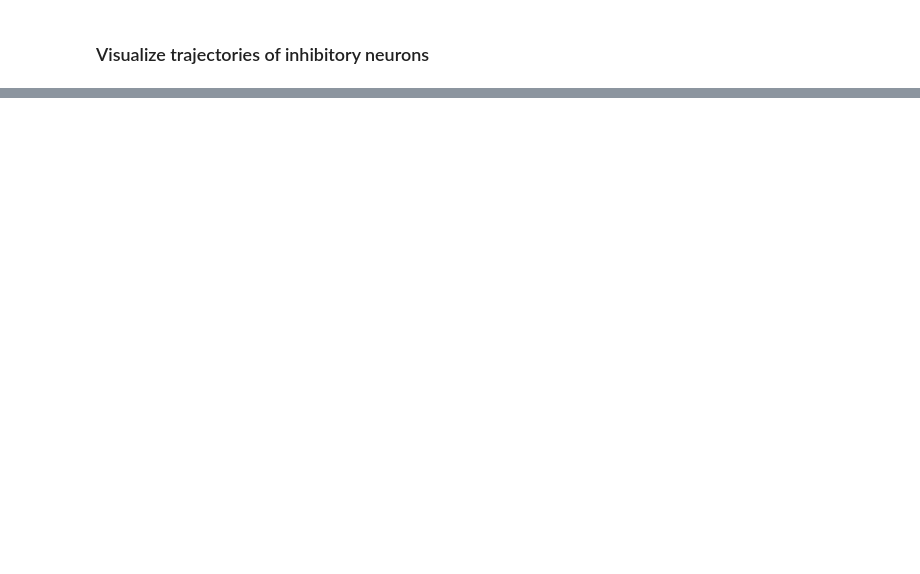
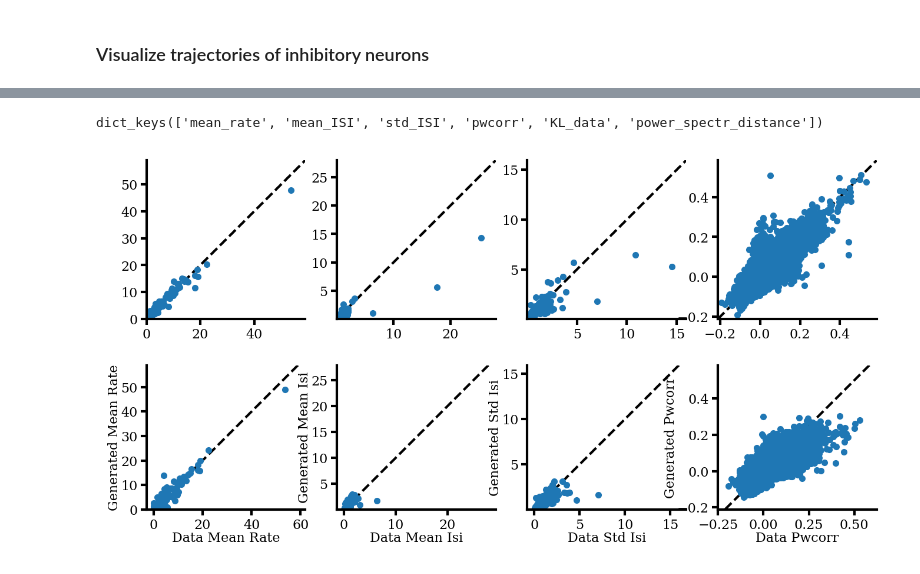
Before and after one commit to Matthijspals/mnm, a Jupyter notebook: generate_figures/plot_single_model.ipynb, the cells around one changed output, grey strips where cells are left out. Saved outputs shown, nothing was run; the diff lists cells and outputs as text; code cells hidden in the pictures; blank space fills up the shorter version.

```diff
--- a/generate_figures/plot_single_model.ipynb
+++ b/generate_figures/plot_single_model.ipynb
@@ -448,0 +457,2 @@ plot_traces(torch.poisson(trajs).mean(dim=(0,3)), airpuff_trial_avgs)
+# %%
+device = vae.rnn.transition.m.device
@@ -448,0 +495,16 @@ plot_traces(torch.poisson(trajs).mean(dim=(0,3)), airpuff_trial_avgs)
+# %%
+data_dict,data_raw = eval_spikestats(
+                            x_test=x_test_baseline,
+                            vae=vae,
+                            s_test=s_test_baseline,
+                            u_test=stim_arr_test_baseline,
+                            initial_state="posterior_sample",
+                            verbose=True,
+                            num_samples=num_samples,
+                            min_data_points_isi = 5,
+                            return_raw_data=True,
+                            dt=0.05,
+                            smooth_spikes_KL=True,
+                            smooth_sigma_KL=5,
+                            pse_smooth=20,
+                            pse_freq_cutoff=200)
@@ -448,0 +526,37 @@ plot_traces(torch.poisson(trajs).mean(dim=(0,3)), airpuff_trial_avgs)
+# %%
+data_raw.keys()
+# %% [output]
+dict_keys(['mean_rate', 'mean_ISI', 'std_ISI', 'pwcorr', 'KL_data', 'power_spectr_distance'])
+# %%
+titles = ["mean_rate", "mean_ISI", "std_ISI", "pwcorr"]
+fig, ax = plt.subplots(2,4, figsize=(8,4), dpi=200, sharex=False, sharey="col")
+for i, stat in enumerate(titles):
+
+    ax[0,i].scatter(data_raw_data[stat][0][0], data_raw_data[stat][0][1])
+    ax[1,i].set_xlabel("Data " + stat.replace("_", " ").title())
+    ax[1,i].set_ylabel("Generated " + stat.replace("_", " ").title())
+    max_val = max(max(data_raw_data[stat][0][0]), max(data_raw_data[stat][0][1]))
+    max_val_gen = max(max(data_raw[stat][0][0]), max(data_raw[stat][0][1]))
+    max_val = max(max_val, max_val_gen)
+    min_val = min(min(data_raw_data[stat][0][0]), min(data_raw_data[stat][0][1]))
+    min_val_gen = min(min(data_raw[stat][0][0]), min(data_raw[stat][0][1]))
+    min_val = min(min_val, min_val_gen)
+
+    ax[0,i].set_xlim(min_val*1.1, max_val*1.1)
+    ax[0,i].set_ylim(min_val*1.1, max_val*1.1)
+    ax[0,i].plot([min_val*1.1, max_val*1.1], [min_val*1.1, max_val*1.1], color='black', ls='--', zorder= -10)
+    ax[0,i].set_aspect('equal', adjustable='box')
+
+    ax[1,i].scatter(data_raw[stat][0][0], data_raw[stat][0][1])
+    ax[1,i].set_xlabel("Data " + stat.replace("_", " ").title())
+    ax[1,i].set_ylabel("Generated " + stat.replace("_", " ").title())
+    ax[1,i].plot([min_val*1.1, max_val*1.1], [min_val*1.1, max_val*1.1], color='black', ls='--', zorder= -10)
+    ax[1,i].set_aspect('equal', adjustable='box')
+
+
+    max_rate = max(max(data_raw["mean_rate"][0][0]), max(data_raw["mean_rate"][0][1]))
+
+    ax[0,i].set_aspect('equal', adjustable='box')
+    ax[1,i].set_aspect('equal', adjustable='box')
+# %% [output]
+[figure, added]
```
Also changed, not shown: parts of 18 cells of this notebook, 6 other files.
